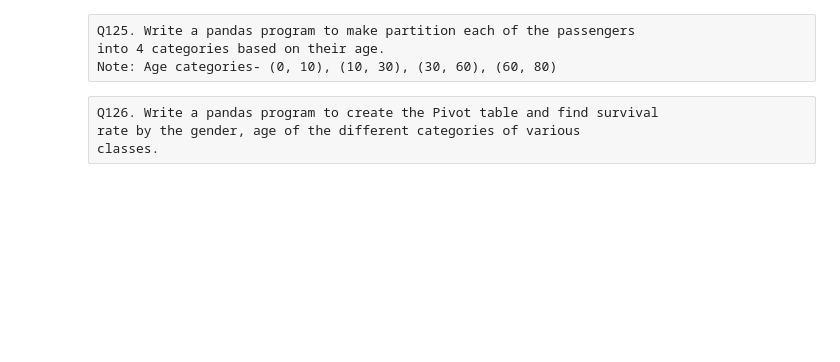
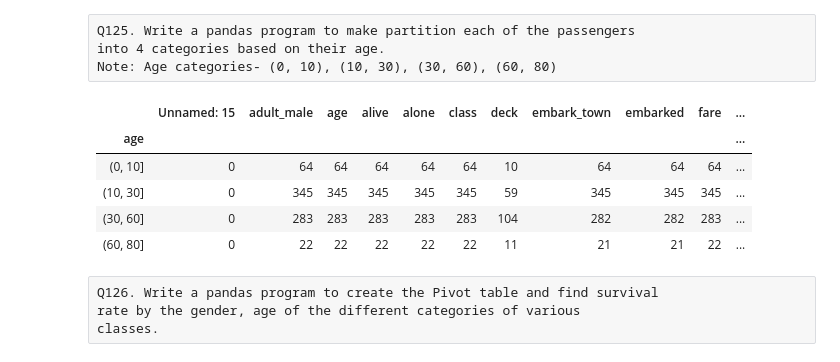
Before and after one commit to MukunthanML/ineuron_ml_assignments, a Jupyter notebook: Python_Subjective_Assignment.ipynb, the cells around one changed output. Saved outputs shown, nothing was run; the diff lists cells and outputs as text; code cells hidden in the pictures; blank space fills up the shorter version.

```diff
--- a/Python_Subjective_Assignment.ipynb
+++ b/Python_Subjective_Assignment.ipynb
@@ -3315,3 +3316,13 @@ rate by gender?
 Q125. Write a pandas program to make partition each of the passengers
 into 4 categories based on their age.
 Note: Age categories- (0, 10), (10, 30), (30, 60), (60, 80)
+# %%
+categories = pd.cut(df["age"], [0,10,30,60,80])
+pd.pivot_table(df, index= [categories], aggfunc= 'count')
+# %% [output]
+|  | Unnamed: 15 | adult_male | age | alive | alone | class | deck | embark_town | embarked | fare | ... |
+| age |  |  |  |  |  |  |  |  |  |  | ... |
+| (0, 10] | 0 | 64 | 64 | 64 | 64 | 64 | 10 | 64 | 64 | 64 | ... |
+| (10, 30] | 0 | 345 | 345 | 345 | 345 | 345 | 59 | 345 | 345 | 345 | ... |
+| (30, 60] | 0 | 283 | 283 | 283 | 283 | 283 | 104 | 282 | 282 | 283 | ... |
+| (60, 80] | 0 | 22 | 22 | 22 | 22 | 22 | 11 | 21 | 21 | 22 | ... |
```
Also changed, not shown: parts of 32 cells of this notebook, 7 other files.
